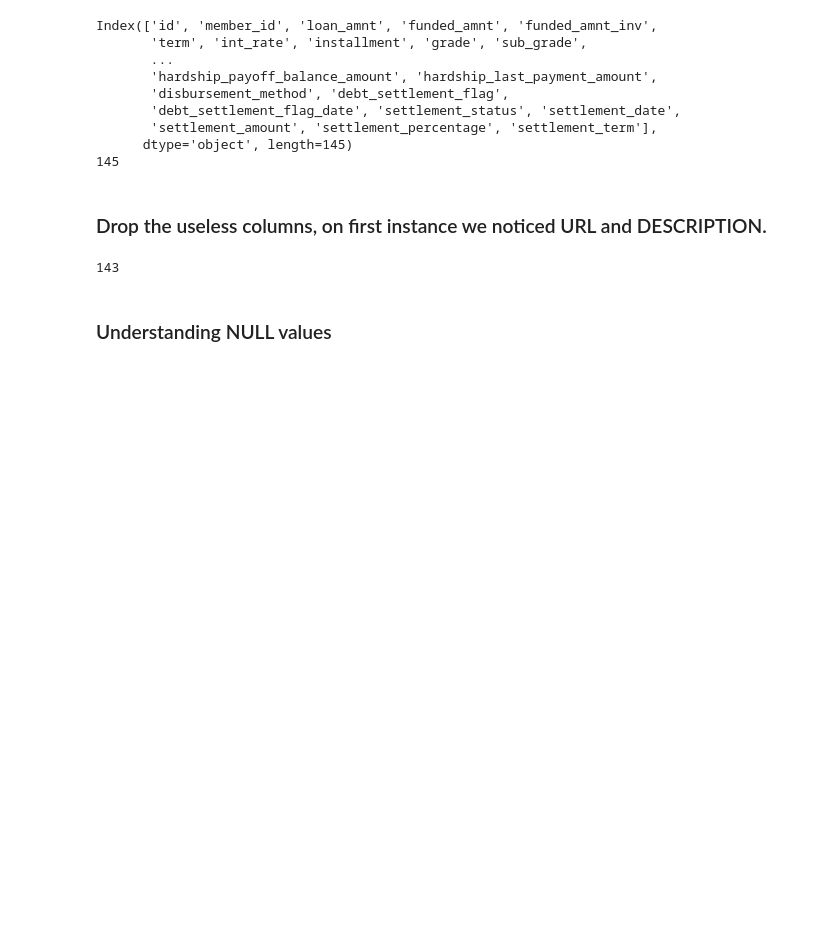
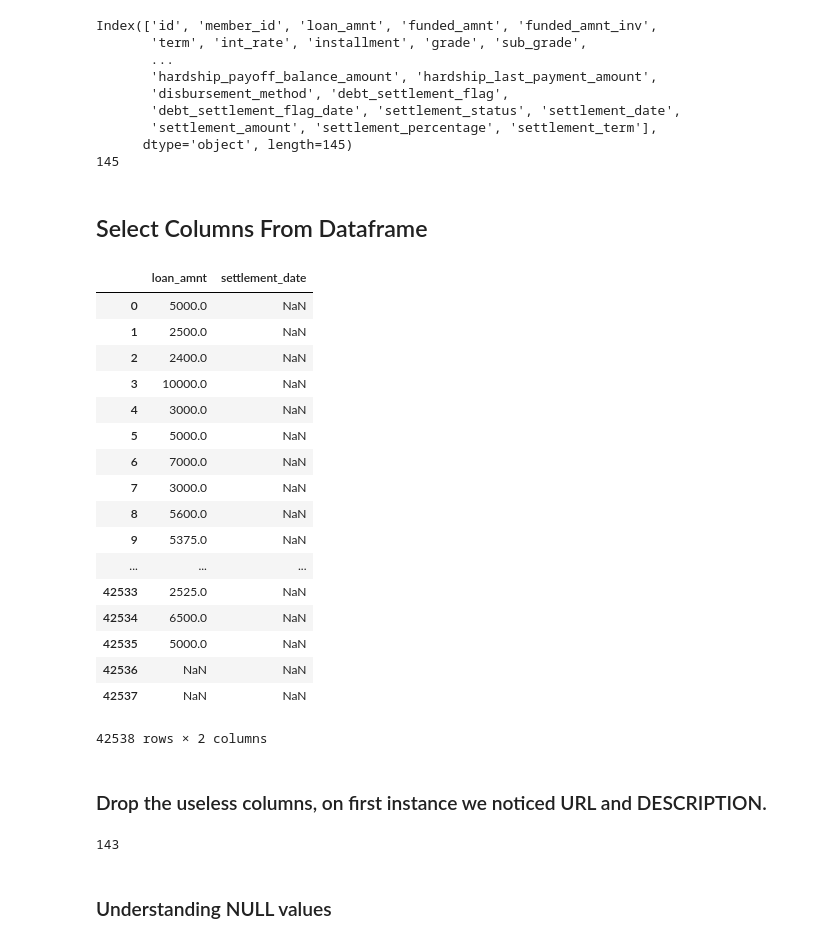
Before and after one commit to rahulvaish/MachineLearning-Python, a Jupyter notebook: UnderstandingDataCleaning.ipynb, the cells around one changed output. Cells and saved outputs as stored; diff of their text form; code cells hidden in the pictures; blank space fills up the shorter version.

```diff
--- a/UnderstandingDataCleaning.ipynb
+++ b/UnderstandingDataCleaning.ipynb
@@ -16,8 +16,29 @@ Index(['id', 'member_id', 'loan_amnt', 'funded_amnt', 'funded_amnt_inv',
        'settlement_amount', 'settlement_percentage', 'settlement_term'],
       dtype='object', length=145)
 145
+# %% [markdown]
+## Select Columns From Dataframe
 # %%
-#df[['loan_amnt','settlement_date']]
+df[['loan_amnt','settlement_date']]
+# %% [output]
+|  | loan_amnt | settlement_date |
+| 0 | 5000.0 | NaN |
+| 1 | 2500.0 | NaN |
+| 2 | 2400.0 | NaN |
+| 3 | 10000.0 | NaN |
+| 4 | 3000.0 | NaN |
+| 5 | 5000.0 | NaN |
+| 6 | 7000.0 | NaN |
+| 7 | 3000.0 | NaN |
+| 8 | 5600.0 | NaN |
+| 9 | 5375.0 | NaN |
+| ... | ... | ... |
+| 42533 | 2525.0 | NaN |
+| 42534 | 6500.0 | NaN |
+| 42535 | 5000.0 | NaN |
+| 42536 | NaN | NaN |
+| 42537 | NaN | NaN |
+42538 rows × 2 columns
 # %% [markdown]
 ### Drop the useless columns, on first instance we noticed URL and DESCRIPTION.
 # %%
```
